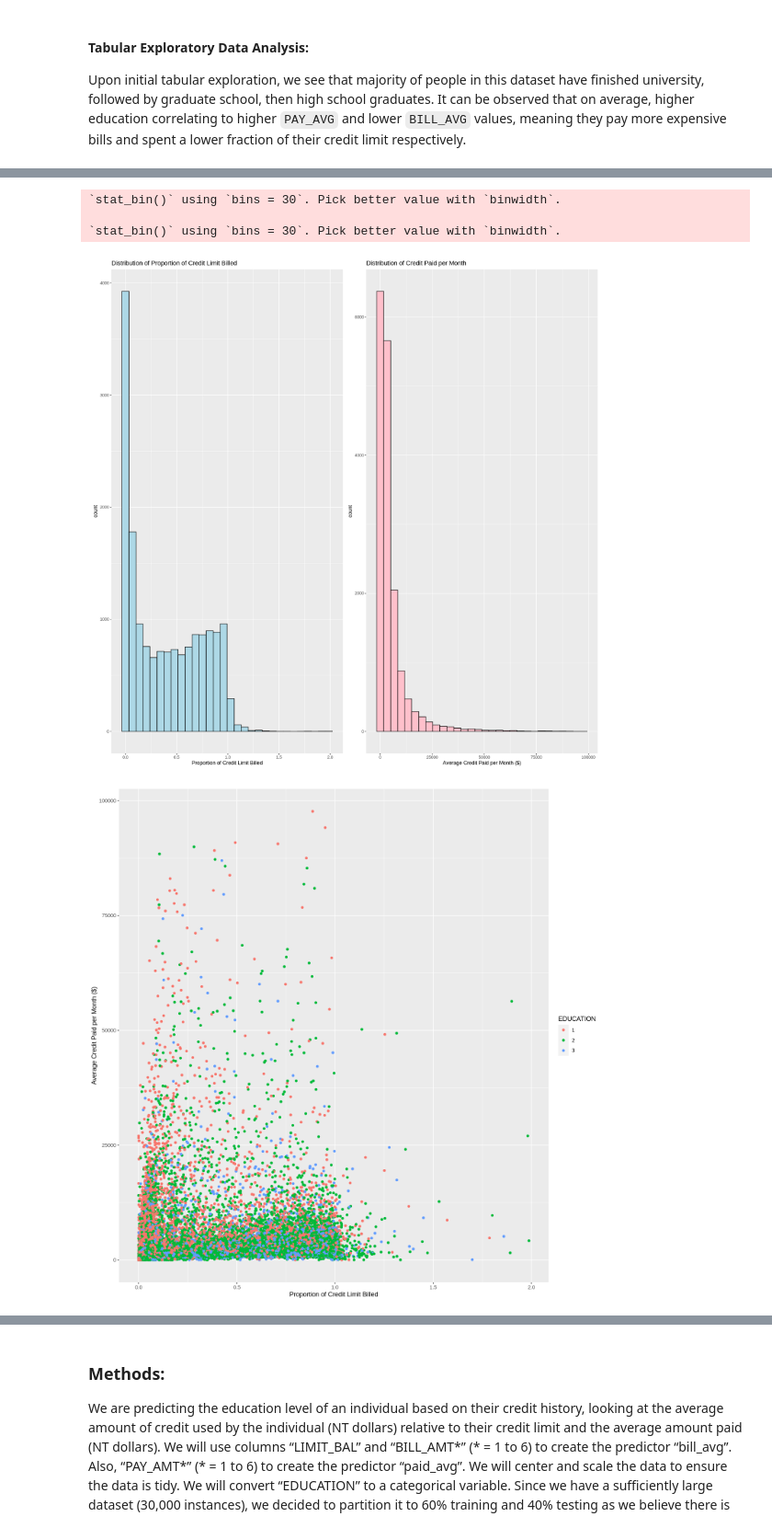
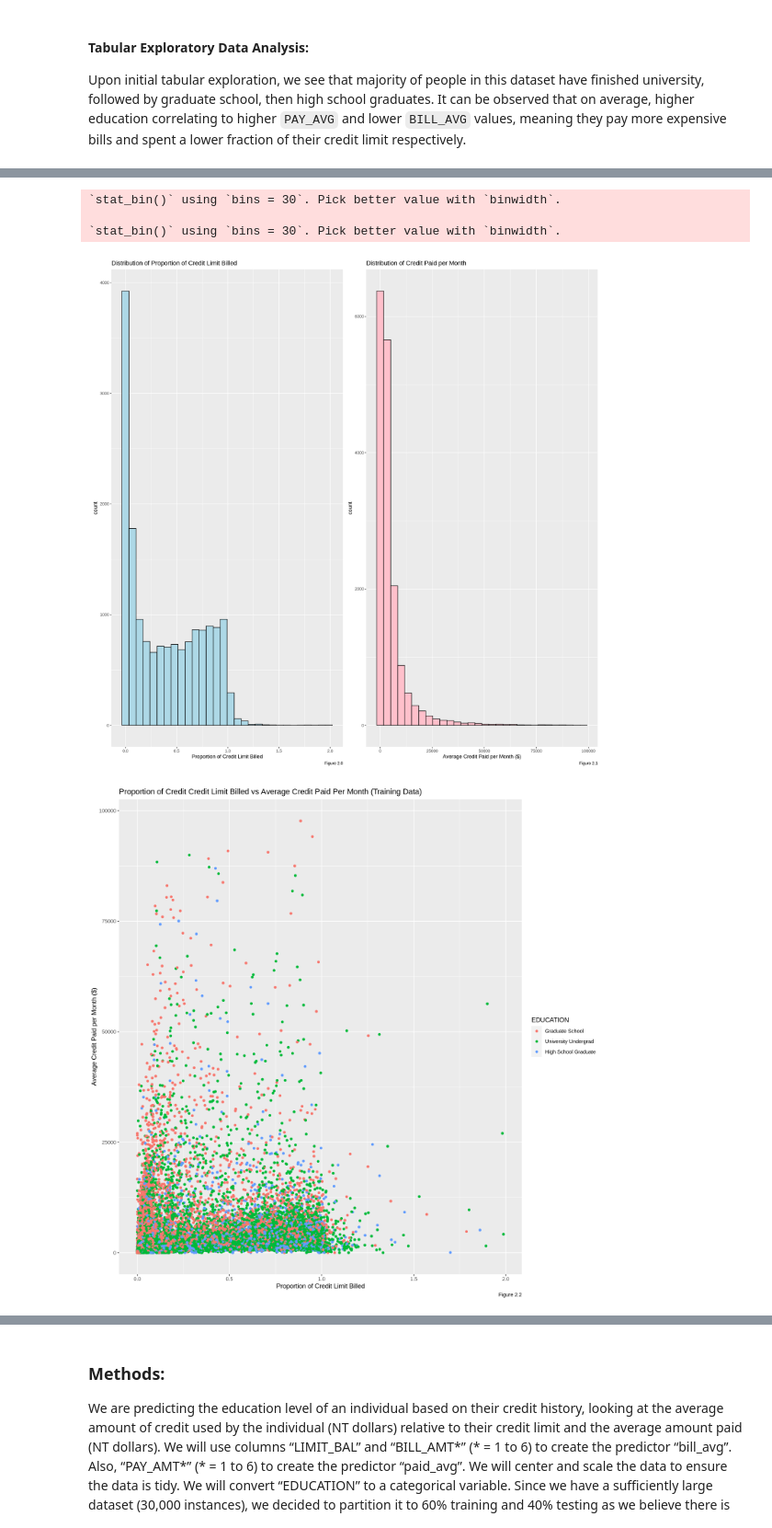
Before and after one commit to Yu-George/DSCI-100-Project, a Jupyter notebook: Report.ipynb, the cells around one changed output, grey strips where cells are left out. Shown at 92% size. Saved outputs shown, nothing was run; the diff lists cells and outputs as text; code cells hidden in the pictures.

```diff
--- a/Report.ipynb
+++ b/Report.ipynb
@@ -120,28 +116,31 @@ The visualization on the left tells us that a vast majority of people do not sur
 # %%
 options(repr.plot.width = 15, repr.plot.height = 15)
 
 bill_plot <- credit_train %>%
     ggplot(aes(x=BILL_AVG)) +
     geom_histogram(color='black',fill='light blue') +
-    labs(x='Proportion of Credit Limit Billed', xlim(c(0,2))) +
+    labs(x='Proportion of Credit Limit Billed', caption = 'Figure 2.0') +
     ggtitle('Distribution of Proportion of Credit Limit Billed')
 pay_plot <- credit_train %>%
     ggplot(aes(x=PAY_AVG)) +
     geom_histogram(color='black',fill='pink') +
-    labs(x='Average Credit Paid per Month ($)') +
+    labs(x='Average Credit Paid per Month ($)',caption = 'Figure 2.1') +
     ggtitle('Distribution of Credit Paid per Month')
 
 bill_plot + pay_plot
 
 options(repr.plot.width = 12, repr.plot.height = 12)
 point_plot <- credit_train %>%
     ggplot(aes(x=BILL_AVG,y=PAY_AVG,colour = EDUCATION)) +
     geom_point() +
-    labs(x='Proportion of Credit Limit Billed',y='Average Credit Paid per Month ($)')
+    labs(x='Proportion of Credit Limit Billed',y='Average Credit Paid per Month ($)', caption = 'Figure 2.2') +
+    ggtitle('Proportion of Credit Credit Limit Billed vs Average Credit Paid Per Month (Training Data)') +
+    scale_colour_discrete(labels = c("Graduate School","University Undergrad","High School Graduate"))
+
 point_plot
 # %% [output]
 `stat_bin()` using `bins = 30`. Pick better value with `binwidth`.
 
 `stat_bin()` using `bins = 30`. Pick better value with `binwidth`.
-[figure, old version]
+[figure, new version]
-[figure, old version]
+[figure, new version]
```
Also changed, not shown: parts of 15 cells of this notebook, 1 other file.
